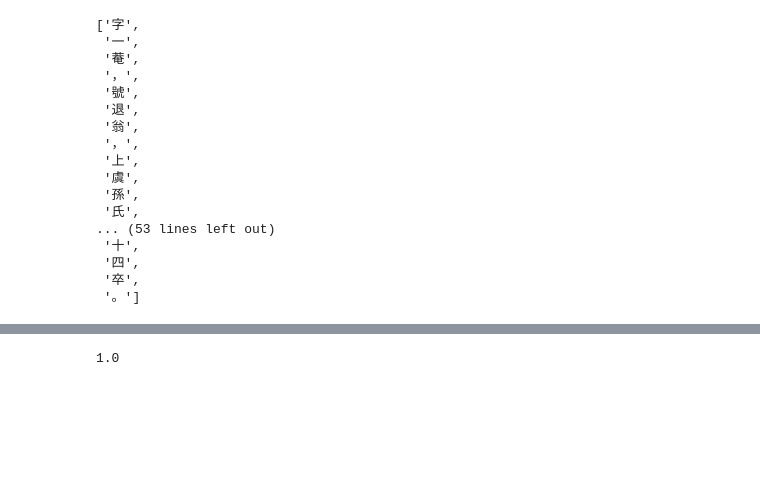
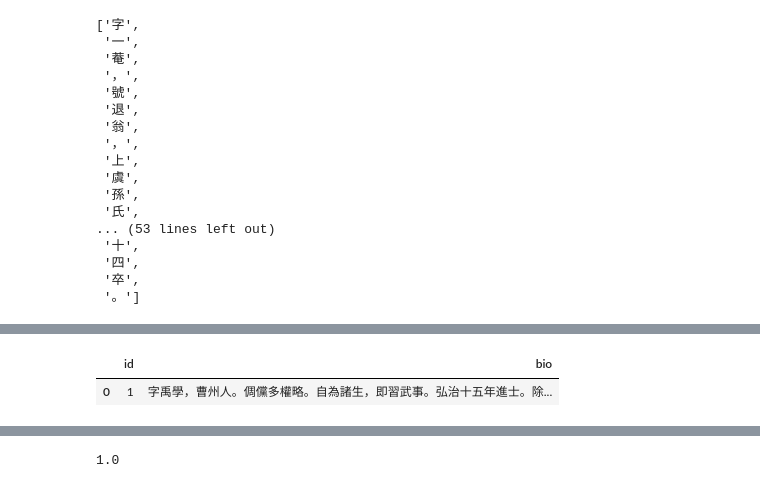
Before and after one commit to hliang9/NER-by-BERT, a Jupyter notebook: HelenJinProject.ipynb, the cells around one changed output, grey strips where cells are left out. Saved outputs shown, nothing was run; the diff lists cells and outputs as text; code cells hidden in the pictures; blank space fills up the shorter version.

```diff
--- a/HelenJinProject.ipynb
+++ b/HelenJinProject.ipynb
@@ -334,5 +301,7 @@ sentence
  '四',
  '卒',
  '。']
+# %%
+group_1_test = pd.read_csv('group1.csv', dtype={'id': np.int32, 'bio': str})
 # %%
-group_1_test = []
+group_1_test.columns
@@ -338,0 +342,5 @@ group_1_test = []
+# %%
+group_1_test[group_1_test['id'] == 1]
+# %% [output]
+|  | id | bio |
+| 0 | 1 | 字禹學，曹州人。倜儻多權略。自為諸生，即習武事。弘治十五年進士。除... |
```
Also changed, not shown: parts of 13 cells of this notebook, 1 other file.
